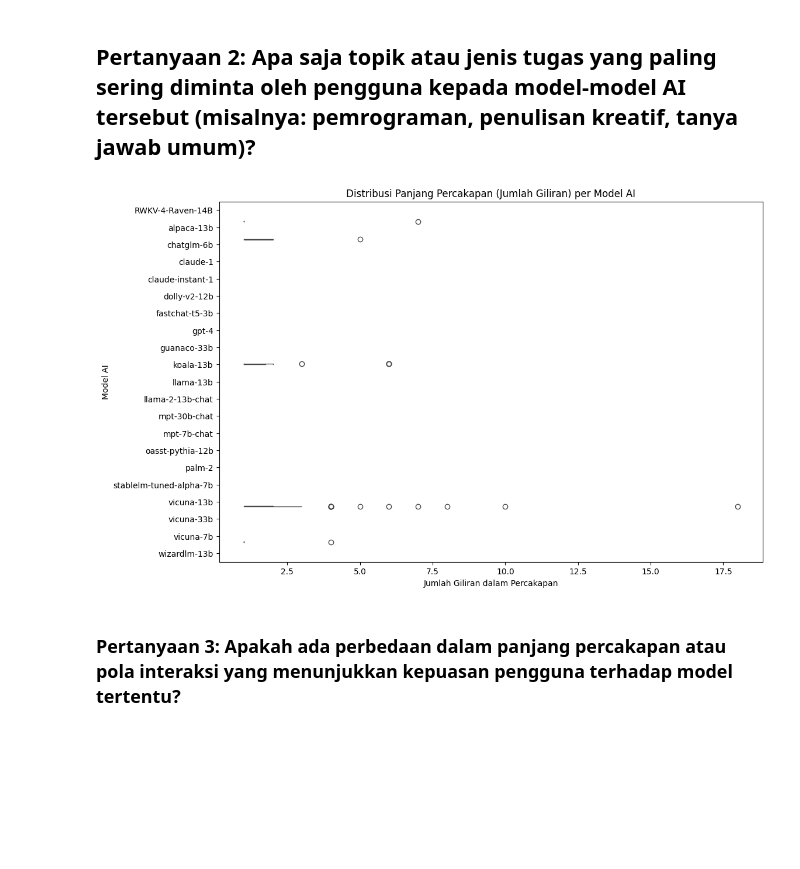
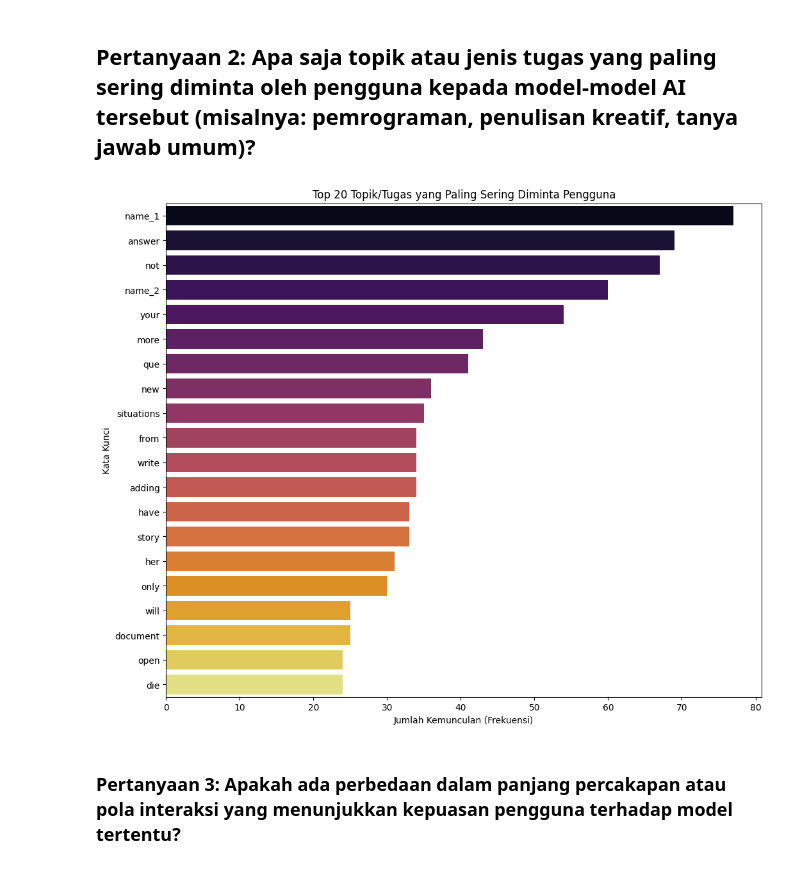
Before and after one commit to dragneel1111/Analisis-Penggunaan-AI, a Jupyter notebook: Proyek_Analisis_Data.ipynb, the cells around one changed output. Drawn from its saved outputs; the diff is of its cells as text; code cells hidden in the pictures; blank space fills up the shorter version.

```diff
--- a/Proyek_Analisis_Data.ipynb
+++ b/Proyek_Analisis_Data.ipynb
@@ -151,26 +153,52 @@ plt.show()
 [figure]
 # %% [markdown]
 ## Pertanyaan 2: Apa saja topik atau jenis tugas yang paling sering diminta oleh pengguna kepada model-model AI tersebut (misalnya: pemrograman, penulisan kreatif, tanya jawab umum)?
-# %%
-# Ambil 5 model terpopuler untuk perbandingan
-top_5_models = df['model'].value_counts().nlargest(5).index
-df_top5 = df[df['model'].isin(top_5_models)]
-
-plt.figure(figsize=(12, 8))
-sns.boxplot(
-    x='turn',
-    y='model',
-    data=df_top5,
-    palette='coolwarm',
-    hue='model',
-    legend=False
-)
-plt.title('Distribusi Panjang Percakapan (Jumlah Giliran) per Model AI')
-plt.xlabel('Jumlah Giliran dalam Percakapan')
-plt.ylabel('Model AI')
-plt.show()
-# %% [output]
-[figure, removed]
+# %%
+# 1. Ekstrak semua teks dari peran 'user'
+user_texts = []
+for conv in df['conversation']:
+    for message in conv:
+        if message['role'] == 'user':
+            user_texts.append(message['content'])
+
+# 2. Gabungkan semua teks menjadi satu string besar dan bersihkan
+full_text = ' '.join(user_texts).lower()
+# Hapus semua karakter non-alfanumerik kecuali spasi
+full_text = re.sub(r'[^\w\s]', '', full_text)
+
+# 3. Pisahkan menjadi kata-kata dan hapus stopwords (kata umum dalam Bahasa Inggris)
+# Daftar stopwords sederhana untuk analisis ini
+stopwords = set([
+    'the', 'a', 'an', 'in', 'is', 'it', 'of', 'and', 'to', 'for', 'on', 'with', 'that', 'this',
+    'i', 'you', 'me', 'my', 'what', 'who', 'when', 'where', 'why', 'how', 'can', 'please',
+    'tell', 'give', 'about', 'some', 'do', 'does', 'did', 'are', 'was', 'were', 'be', 'been'
+])
+
+words = [word for word in full_text.split() if word not in stopwords and len(word) > 2]
+
+# 4. Hitung 20 kata kunci yang paling umum
+word_counts = Counter(words)
+top_20_words = word_counts.most_common(20)
+
+# Ubah ke DataFrame untuk plotting
+df_top_words = pd.DataFrame(top_20_words, columns=['Kata Kunci', 'Frekuensi'])
+
+# 5. Buat visualisasi dengan diagram batang horizontal
+plt.figure(figsize=(12, 10))
+sns.barplot(
+    x='Frekuensi',
+    y='Kata Kunci',
+    data=df_top_words,
+    palette='inferno',
+    hue='Kata Kunci',  # Parameter hue untuk menghilangkan warning
+    legend=False
+)
+plt.title('Top 20 Topik/Tugas yang Paling Sering Diminta Pengguna')
+plt.xlabel('Jumlah Kemunculan (Frekuensi)')
+plt.ylabel('Kata Kunci')
+plt.show()
+# %% [output]
+[figure, added]
 # %% [markdown]
 ### Pertanyaan 3: Apakah ada perbedaan dalam panjang percakapan atau pola interaksi yang menunjukkan kepuasan pengguna terhadap model tertentu?
 # %%
```
Also changed, not shown: parts of 1 cell of this notebook.
